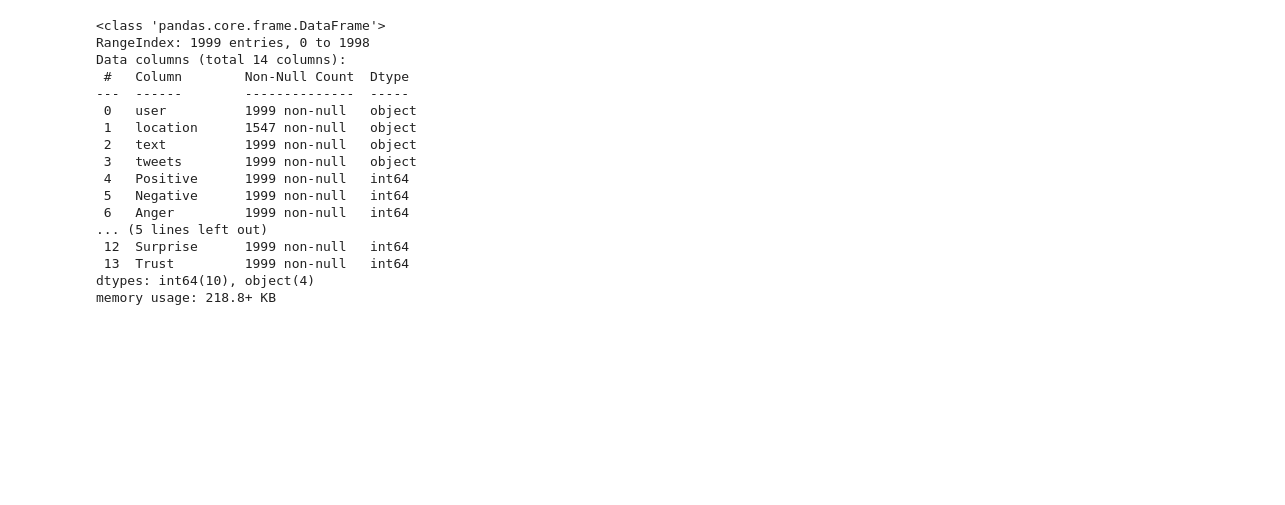
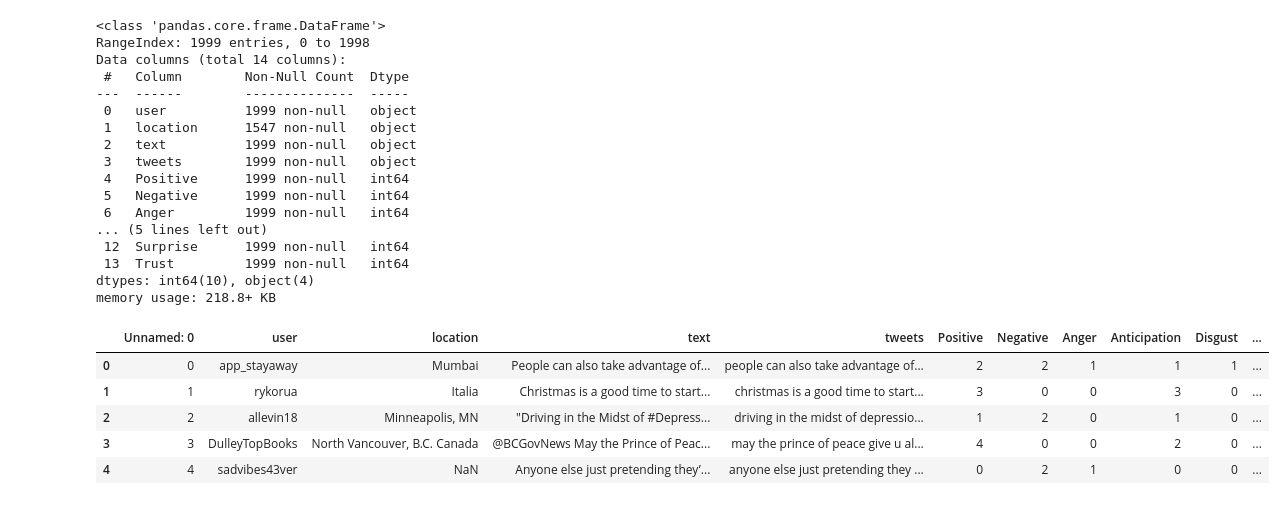
Before and after one commit to Gail529/Mental-health, a Jupyter notebook: tweet_emotions.ipynb, the cells around one changed output. Cells and saved outputs as stored; diff of their text form; code cells hidden in the pictures; blank space fills up the shorter version.

```diff
--- a/tweet_emotions.ipynb
+++ b/tweet_emotions.ipynb
@@ -190,0 +193,9 @@ tweet_emotions_df.to_csv('tweet_emotion_scores.csv')
+# %%
+data.head()
+# %% [output]
+|  | Unnamed: 0 | user | location | text | tweets | Positive | Negative | Anger | Anticipation | Disgust | ... |
+| 0 | 0 | app_stayaway | Mumbai | People can also take advantage of... | people can also take advantage of... | 2 | 2 | 1 | 1 | 1 | ... |
+| 1 | 1 | rykorua | Italia | Christmas is a good time to start... | christmas is a good time to start... | 3 | 0 | 0 | 3 | 0 | ... |
+| 2 | 2 | allevin18 | Minneapolis, MN | "Driving in the Midst of #Depress... | driving in the midst of depressio... | 1 | 2 | 0 | 1 | 0 | ... |
+| 3 | 3 | DulleyTopBooks | North Vancouver, B.C. Canada | @BCGovNews May the Prince of Peac... | may the prince of peace give u al... | 4 | 0 | 0 | 2 | 0 | ... |
+| 4 | 4 | sadvibes43ver | NaN | Anyone else just pretending they’... | anyone else just pretending they ... | 0 | 2 | 1 | 0 | 0 | ... |
```
Also changed, not shown: parts of 10 cells of this notebook.
